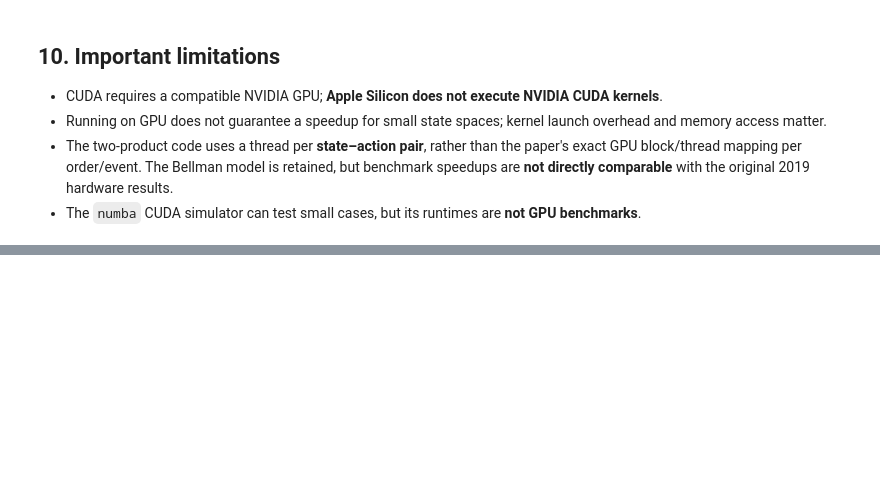
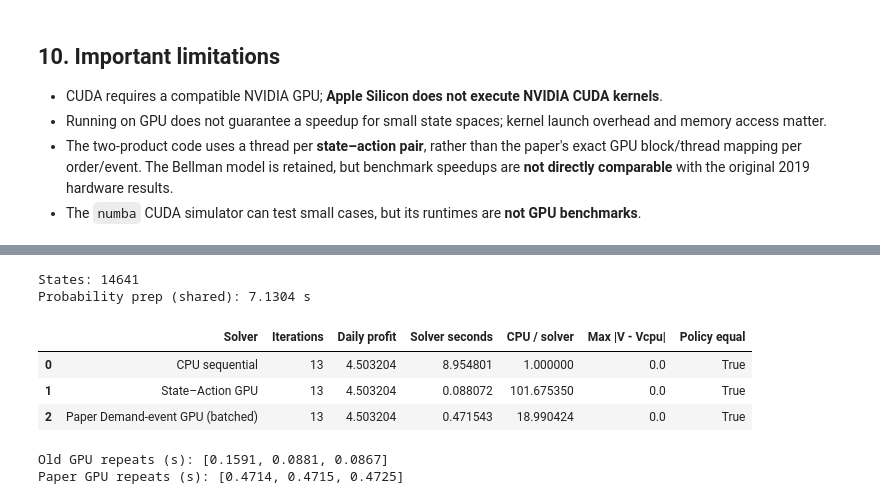
Before and after one commit to herakwon1124/CUDA1, a Jupyter notebook: CUDA_reproduction_GPU.ipynb, the cells around one changed output, grey strips where cells are left out. Saved outputs shown, nothing was run; the diff lists cells and outputs as text; code cells hidden in the pictures; blank space fills up the shorter version.

```diff
--- a/CUDA_reproduction_GPU.ipynb
+++ b/CUDA_reproduction_GPU.ipynb
@@ -1317,0 +1841,78 @@ The running average profit graphs illustrate how the simulated average profit st
+# %%
+COMPARE_QA = 10
+COMPARE_QB = 10
+PAPER_MODE = 'batched'     # large cases: batched only
+RUN_STRICT_SMALL = False   # True only for small tests (<= 500 states)
+COMPARE_REPEATS = 3
+
+# 1. Warm up the new kernel (compile without including it in the timed runs).
+w_joint = joint_sales_prob_fast(4, 4, MU_A, MU_B, GAMMA)
+w_ea, w_eb = expected_sales_tables(w_joint, 2, 2)
+_ = run_paper_style_gpu(w_joint, w_ea, w_eb, 2, 2, mode='batched')
+if RUN_STRICT_SMALL:
+    _ = run_paper_style_gpu(w_joint, w_ea, w_eb, 2, 2, mode='strict')
+
+# 2. Shared preparation for all solvers.
+t0 = time.perf_counter()
+compare_joint = joint_sales_prob_fast(2*COMPARE_QA, 2*COMPARE_QB,
+                                      MU_A, MU_B, GAMMA)
+compare_ea, compare_eb = expected_sales_tables(compare_joint, COMPARE_QA, COMPARE_QB)
+prep_time = time.perf_counter() - t0
+
+# 3. CPU baseline.
+t0 = time.perf_counter()
+ref = two_vi_cpu_sequential(compare_joint, compare_ea, compare_eb, COMPARE_QA, COMPARE_QB,
+                            PRICE_A, PRICE_B, COST_A, COST_B, EPSILON, 100)
+cpu_seconds = time.perf_counter() - t0
+
+# 4. Compare both GPU solvers after warm-up, reporting median solver wall time.
+old_runs = [run_gpu_profiled(compare_joint, compare_ea, compare_eb, COMPARE_QA,
+                             COMPARE_QB, epsilon=EPSILON, max_iter=100)
+            for _ in range(COMPARE_REPEATS)]
+paper_runs = [run_paper_style_gpu(compare_joint, compare_ea, compare_eb,
+                                 COMPARE_QA, COMPARE_QB, mode=PAPER_MODE,
+                                 epsilon=EPSILON, max_iter=100)
+              for _ in range(COMPARE_REPEATS)]
+
+old_pick = min(old_runs, key=lambda z: abs(z[1]['GPU solver total (s)'] -
+                          np.median([r[1]['GPU solver total (s)'] for r in old_runs])))
+paper_pick = min(paper_runs, key=lambda z: abs(z[1]['solver'] -
+                            np.median([r[1]['solver'] for r in paper_runs])))
+
+results = [('CPU sequential', ref, cpu_seconds),
+           ('State–Action GPU', old_pick[0], old_pick[1]['GPU solver total (s)']),
+           ('Paper Demand-event GPU (' + PAPER_MODE + ')', paper_pick[0], paper_pick[1]['solver'])]
+if RUN_STRICT_SMALL:
+    strict_result, strict_times = run_paper_style_gpu(
+        compare_joint, compare_ea, compare_eb, COMPARE_QA, COMPARE_QB,
+        mode='strict', epsilon=EPSILON, max_iter=100)
+    results.append(('Paper host-style GPU (strict)', strict_result, strict_times['solver']))
+
+# 5. Verify value functions and policies before interpreting speedup.
+rows = []
+for name, result, seconds in results:
+    val, pa, pb, spans, gains = result
+    row = {'Solver': name, 'Iterations': len(spans),
+           'Daily profit': float(gains[-1]), 'Solver seconds': seconds,
+           'CPU / solver': cpu_seconds / seconds,
+           'Max |V - Vcpu|': float(np.max(np.abs(val - ref[0]))),
+           'Policy equal': bool(np.array_equal(pa, ref[1]) and
+                                np.array_equal(pb, ref[2]))}
+    rows.append(row)
+    if not np.allclose(val, ref[0], atol=1e-6, rtol=1e-8):
+        raise AssertionError(f'{name}: Bellman values differ from CPU')
+
+print('States:', (COMPARE_QA + 1)**2 * (COMPARE_QB + 1)**2)
+print('Probability prep (shared):', round(prep_time, 4), 's')
+display(pd.DataFrame(rows).round(6))
+print('Old GPU repeats (s):', [round(t['GPU solver total (s)'],4) for _,t in old_runs])
+print('Paper GPU repeats (s):', [round(t['solver'],4) for _,t in paper_runs])
+# %% [output]
+States: 14641
+Probability prep (shared): 7.1304 s
+|  | Solver | Iterations | Daily profit | Solver seconds | CPU / solver | Max |V - Vcpu| | Policy equal |
+| 0 | CPU sequential | 13 | 4.503204 | 8.954801 | 1.000000 | 0.0 | True |
+| 1 | State–Action GPU | 13 | 4.503204 | 0.088072 | 101.675350 | 0.0 | True |
+| 2 | Paper Demand-event GPU (batched) | 13 | 4.503204 | 0.471543 | 18.990424 | 0.0 | True |
+Old GPU repeats (s): [0.1591, 0.0881, 0.0867]
+Paper GPU repeats (s): [0.4714, 0.4715, 0.4725]
```
Also changed, not shown: parts of 12 cells of this notebook.
